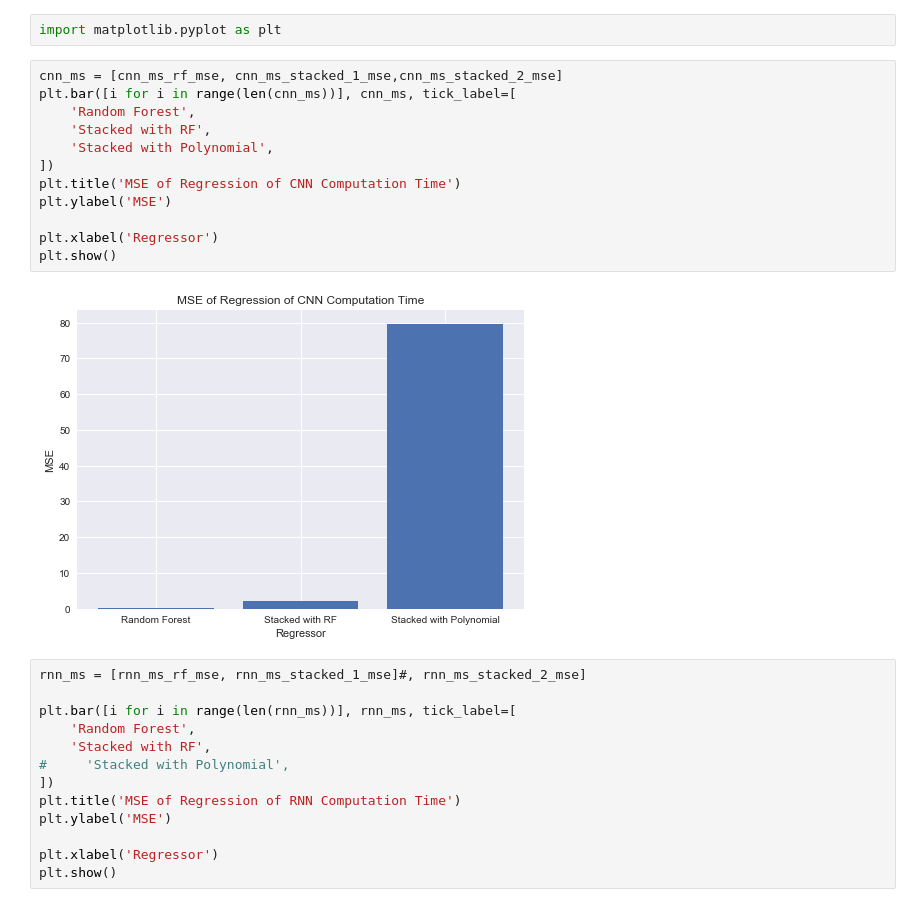
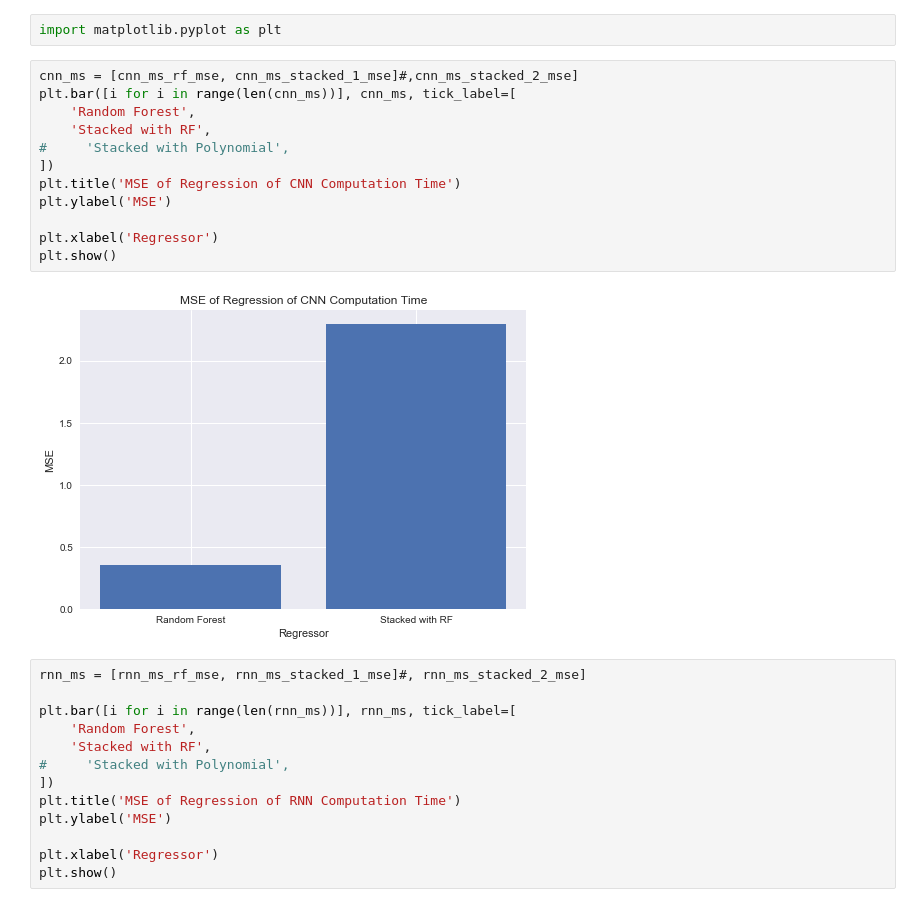
Before and after one commit to brian-yu/nn-regressors, a Jupyter notebook: benchmarks_and_regression.ipynb, the cells around one changed output. Saved outputs shown, nothing was run; the diff lists cells and outputs as text.

```diff
--- a/benchmarks_and_regression.ipynb
+++ b/benchmarks_and_regression.ipynb
@@ -747,19 +747,19 @@ MSE: 631.1786728780157
 # %%
 import matplotlib.pyplot as plt
 # %%
-cnn_ms = [cnn_ms_rf_mse, cnn_ms_stacked_1_mse,cnn_ms_stacked_2_mse]
+cnn_ms = [cnn_ms_rf_mse, cnn_ms_stacked_1_mse]#,cnn_ms_stacked_2_mse]
 plt.bar([i for i in range(len(cnn_ms))], cnn_ms, tick_label=[
     'Random Forest',
     'Stacked with RF',
-    'Stacked with Polynomial',
+#     'Stacked with Polynomial',
 ])
 plt.title('MSE of Regression of CNN Computation Time')
 plt.ylabel('MSE')
 
 plt.xlabel('Regressor')
 plt.show()
 # %% [output]
-[figure, old version]
+[figure, new version]
 # %%
 rnn_ms = [rnn_ms_rf_mse, rnn_ms_stacked_1_mse]#, rnn_ms_stacked_2_mse]
 
```
Also changed, not shown: parts of 10 cells of this notebook, 17 other files.
